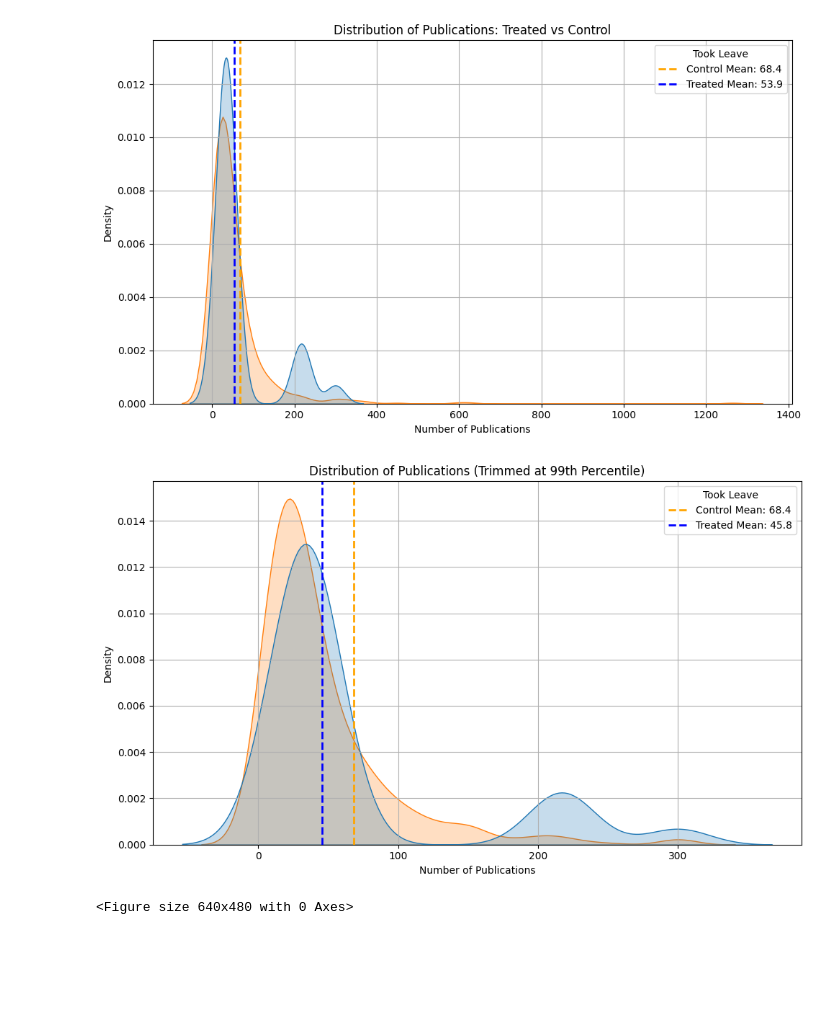
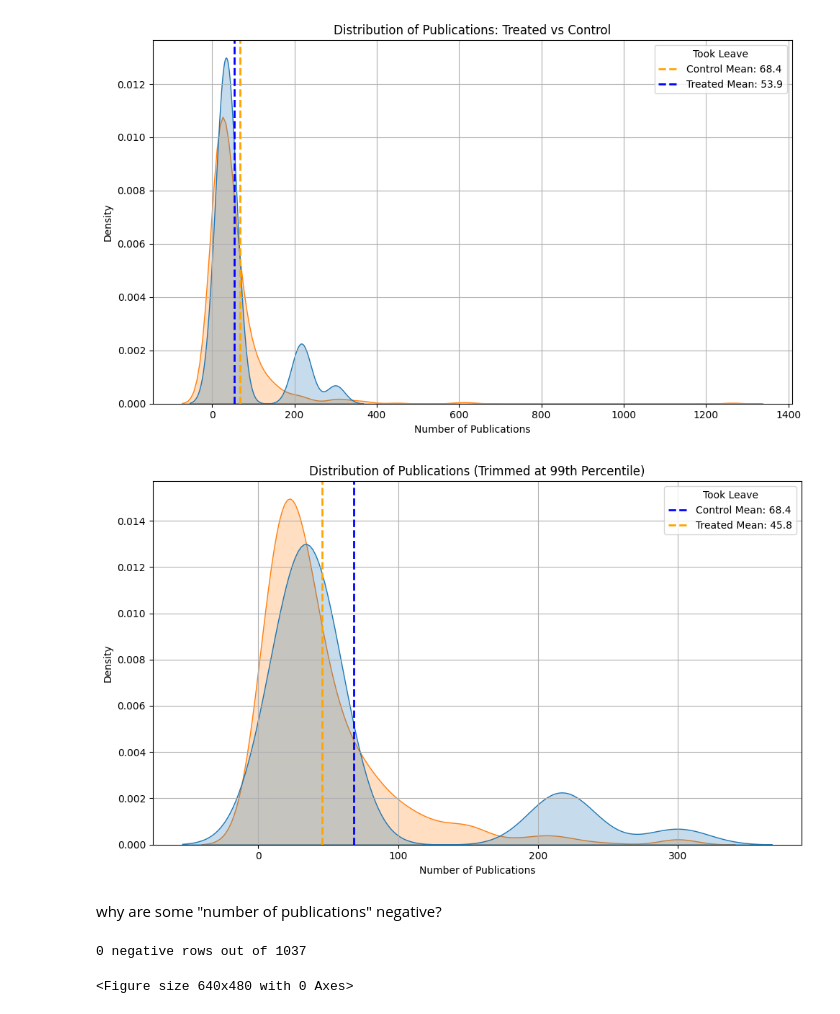
Before and after one commit to Ppandda/parenthood, a Jupyter notebook: parenthood_europe/notebooks/H1/H1.ipynb, the cells around one changed output. Saved outputs shown, nothing was run; the diff lists cells and outputs as text; code cells hidden in the pictures; blank space fills up the shorter version.

```diff
--- a/parenthood_europe/notebooks/H1/H1.ipynb
+++ b/parenthood_europe/notebooks/H1/H1.ipynb
@@ -531,20 +551,28 @@ matched_df_trimmed = matched_df[matched_df['NumPublications'] <= pub_cutoff]
 # %%
 treated_mean = matched_df_trimmed[matched_df_trimmed['TookLeave'] == 1]['NumPublications'].mean()
 control_mean = matched_df_trimmed[matched_df_trimmed['TookLeave'] == 0]['NumPublications'].mean()
 
 plt.figure(figsize=(10, 6))
 sns.kdeplot(data=matched_df_trimmed, x='NumPublications', hue='TookLeave', fill=True, common_norm=False)
 plt.title('Distribution of Publications (Trimmed at 99th Percentile)')
 plt.xlabel('Number of Publications')
 plt.ylabel('Density')
 
 # Plot updated means
-plt.axvline(control_mean, color='orange', linestyle='--', linewidth=2, label=f'Control Mean: {control_mean:.1f}')
-plt.axvline(treated_mean, color='blue', linestyle='--', linewidth=2, label=f'Treated Mean: {treated_mean:.1f}')
+plt.axvline(control_mean, color='blue', linestyle='--', linewidth=2, label=f'Control Mean: {control_mean:.1f}')
+plt.axvline(treated_mean, color='orange', linestyle='--', linewidth=2, label=f'Treated Mean: {treated_mean:.1f}')
 
 plt.legend(title='Took Leave')
 plt.grid(True)
 plt.tight_layout()
 plt.show()
 # %% [output]
-[figure, old version]
+[figure, new version]
+# %% [markdown]
+why are some "number of publications" negative?
+# %%
+# Make the bug visible
+neg = matched_df_trimmed[matched_df_trimmed['NumPublications'] < 0]
+print(f"{len(neg)} negative rows out of {len(matched_df_trimmed)}")
+# %% [output]
+0 negative rows out of 1037
```
Also changed, not shown: parts of 8 cells of this notebook, 24 other files.
